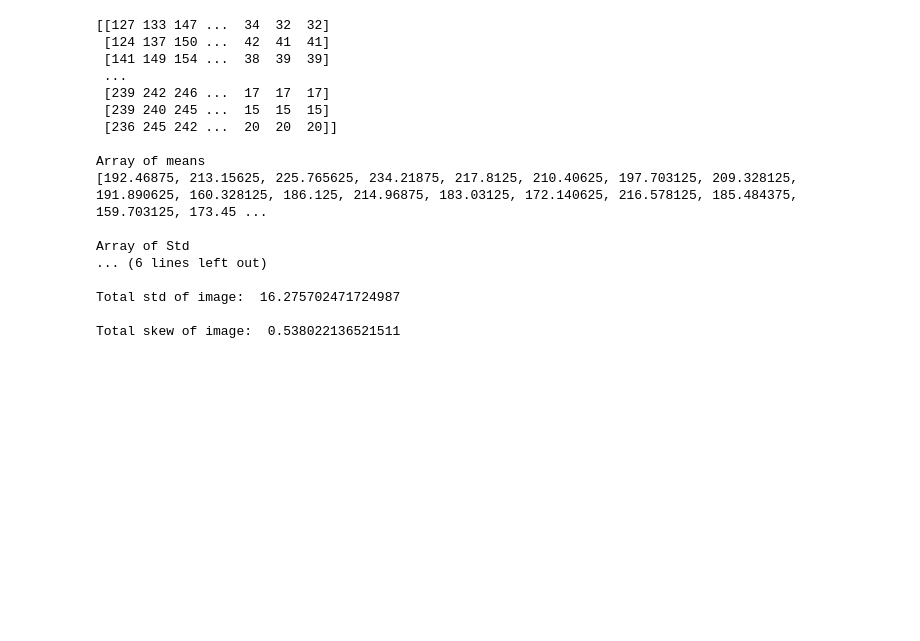
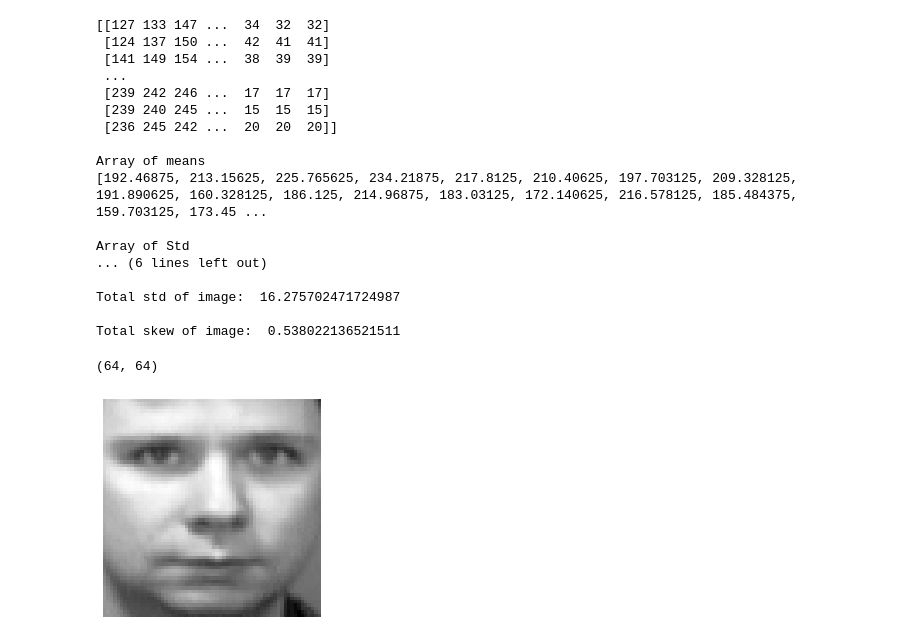
Before and after one commit to LivioScarpi/Progetto_DBM, a Jupyter notebook: task1.ipynb, the cells around one changed output. Saved outputs shown, nothing was run; the diff lists cells and outputs as text; code cells hidden in the pictures; blank space fills up the shorter version.

```diff
--- a/task1.ipynb
+++ b/task1.ipynb
@@ -131,3 +132,19 @@ Array of Std
 Total std of image:  16.275702471724987
 
 Total skew of image:  0.538022136521511
+# %%
+#importing required libraries
+from skimage.io import imread
+from skimage.transform import resize
+from skimage.feature import hog
+from skimage import exposure
+import matplotlib.pyplot as plt
+
+# reading the image
+img = imread('./olivetti_PNG_master/images/image-222.png', 0)
+plt.axis("off")
+plt.imshow(img, cmap='gray')
+print(img.shape)
+# %% [output]
+(64, 64)
+[figure, added]
```
Also changed, not shown: parts of 3 cells of this notebook.
